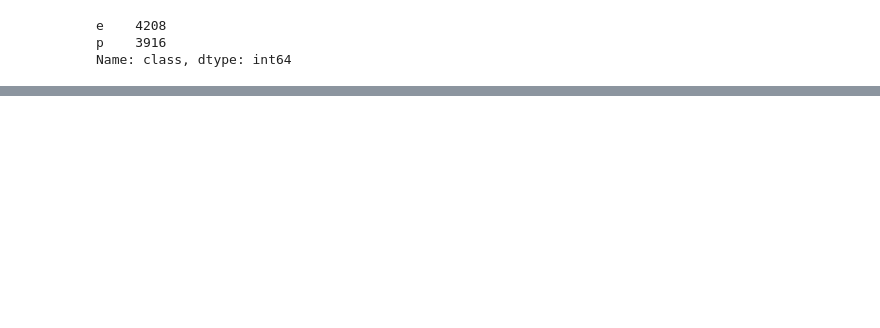
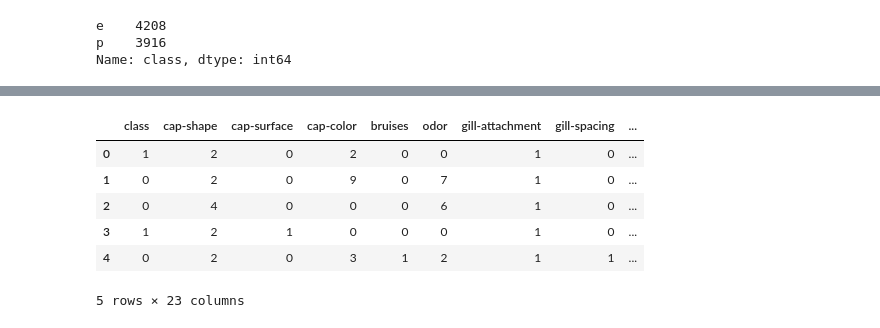
Before and after one commit to jameshan2002/Coding-Challenge-S22, a Jupyter notebook: ACM_Research_Coding_Challenge.ipynb, the cells around one changed output, grey strips where cells are left out. Saved outputs shown, nothing was run; the diff lists cells and outputs as text; code cells hidden in the pictures; blank space fills up the shorter version.

```diff
--- a/ACM_Research_Coding_Challenge.ipynb
+++ b/ACM_Research_Coding_Challenge.ipynb
@@ -54,0 +71,32 @@ for count, column in enumerate(df_poisoned.columns):
+# %%
+#making all non numerical data to numerical data.
+def handle_non_numerical_data(df):
+    columns = df.columns.values
+    for column in columns:
+        text_digit_vals = {}
+        def convert_to_int(val):
+            return text_digit_vals[val]
+
+        if df[column].dtype != np.int64 and df[column].dtype != np.float64:
+            column_contents = df[column].values.tolist()
+            unique_elements = set(column_contents)
+            x = 0
+            for unique in unique_elements:
+                if unique not in text_digit_vals:
+                    text_digit_vals[unique] = x
+                    x+=1
+
+            df[column] = list(map(convert_to_int, df[column]))
+
+    return df
+
+df = handle_non_numerical_data(df)
+df.head()
+# %% [output]
+|  | class | cap-shape | cap-surface | cap-color | bruises | odor | gill-attachment | gill-spacing | ... |
+| 0 | 1 | 2 | 0 | 2 | 0 | 0 | 1 | 0 | ... |
+| 1 | 0 | 2 | 0 | 9 | 0 | 7 | 1 | 0 | ... |
+| 2 | 0 | 4 | 0 | 0 | 0 | 6 | 1 | 0 | ... |
+| 3 | 1 | 2 | 1 | 0 | 0 | 0 | 1 | 0 | ... |
+| 4 | 0 | 2 | 0 | 3 | 1 | 2 | 1 | 1 | ... |
+5 rows × 23 columns
```
Also changed, not shown: parts of 10 cells of this notebook.
